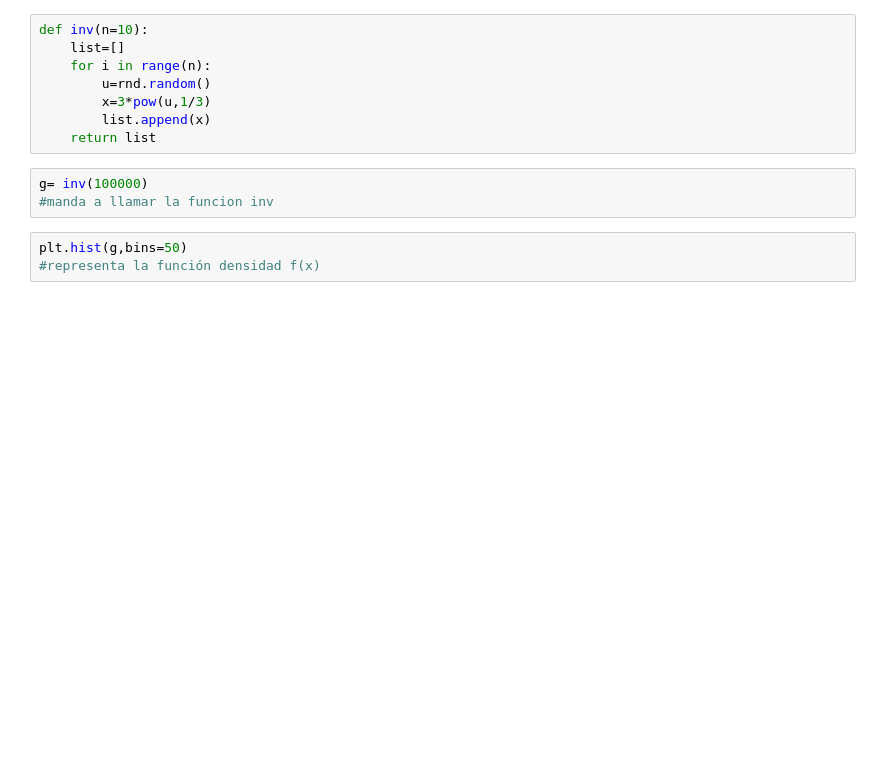
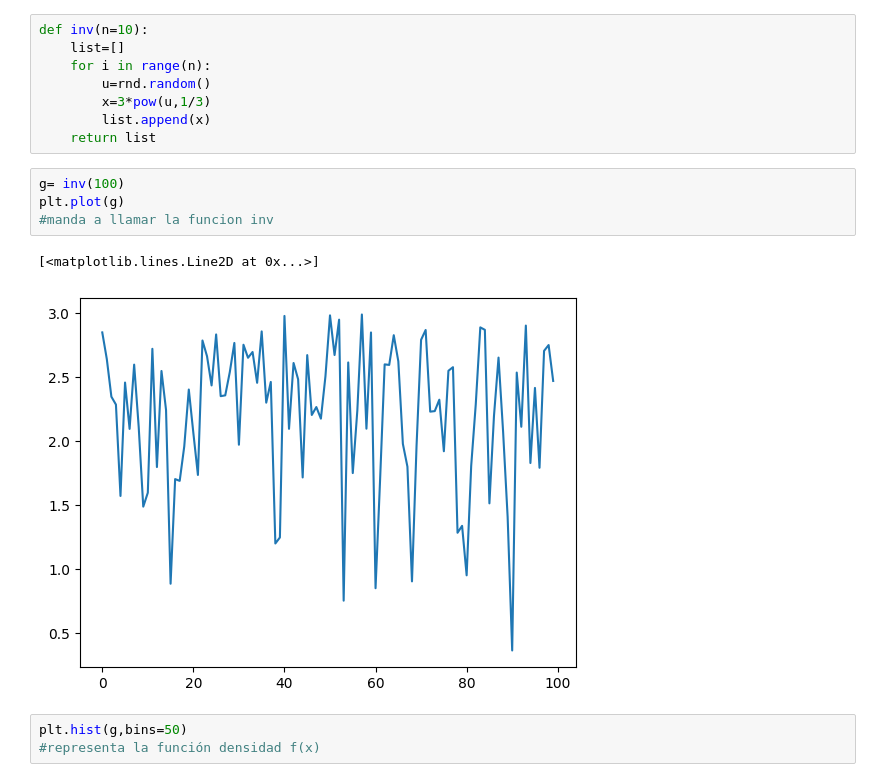
Before and after one commit to Areliortiz/Simulaci-n-, a Jupyter notebook: Ejercicio_clse.ipynb, the cells around one changed output. Cells and saved outputs as stored; diff of their text form; blank space fills up the shorter version.

```diff
--- a/Ejercicio_clse.ipynb
+++ b/Ejercicio_clse.ipynb
@@ -38,8 +38,12 @@ def inv(n=10):
         list.append(x)
     return list
 # %%
-g= inv(100000)
+g= inv(100)
+plt.plot(g)
 #manda a llamar la funcion inv
+# %% [output]
+[<matplotlib.lines.Line2D at 0x...>]
+[figure, added]
 # %%
 plt.hist(g,bins=50)
 #representa la función densidad f(x)
```
